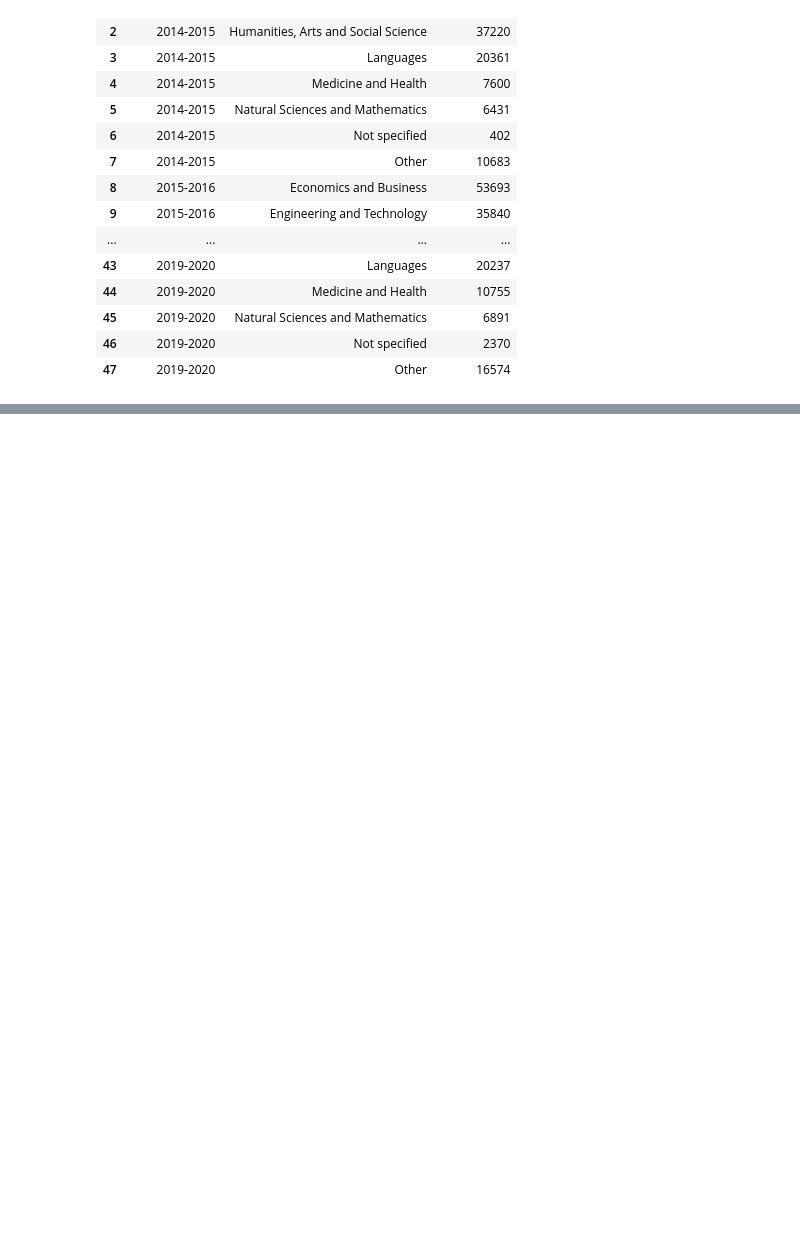
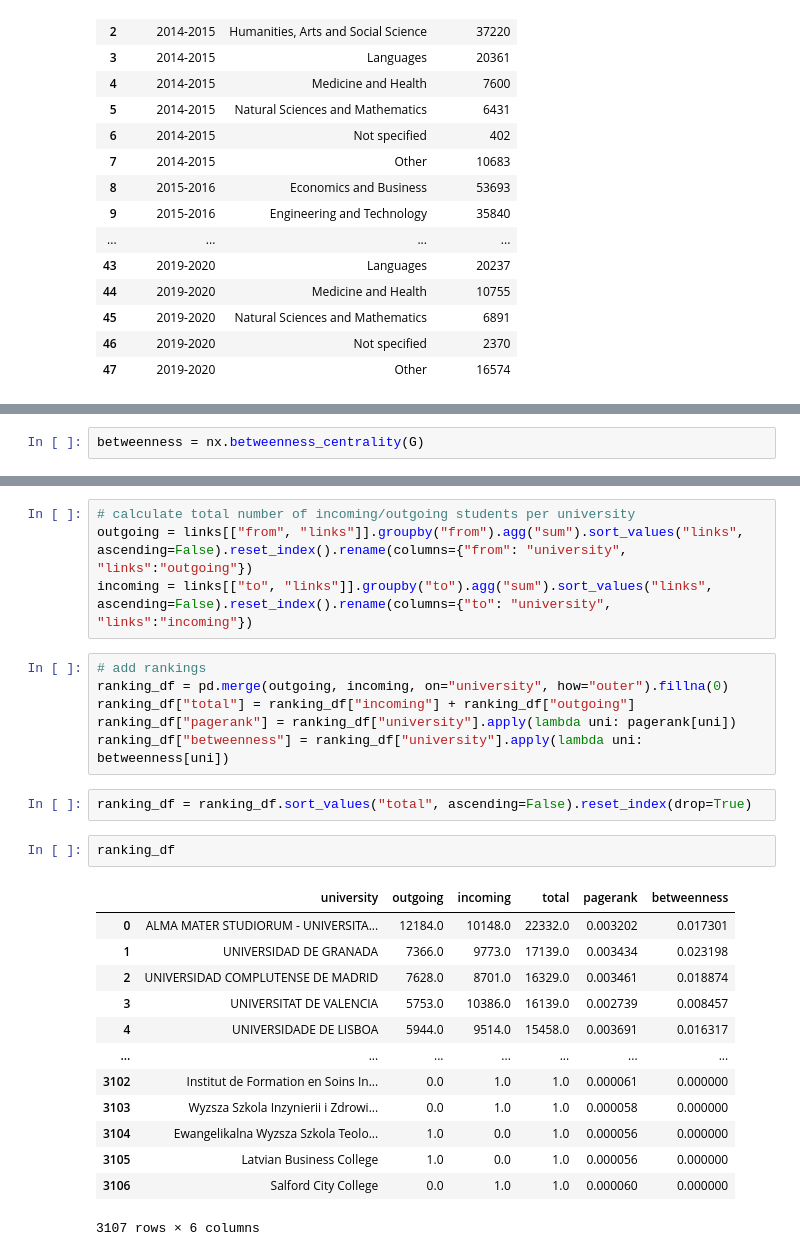
Before and after one commit to com-480-data-visualization/datavis-project-2022-why-axis, a Jupyter notebook: data-exploration/visualization_preparation.ipynb, the cells around one changed output, grey strips where cells are left out. Saved outputs shown, nothing was run; the diff lists cells and outputs as text; blank space fills up the shorter version.

```diff
--- a/data-exploration/visualization_preparation.ipynb
+++ b/data-exploration/visualization_preparation.ipynb
@@ -119,0 +128,2 @@ visualization_3
+# %%
+betweenness = nx.betweenness_centrality(G)
@@ -119,0 +150,28 @@ visualization_3
+# %%
+# calculate total number of incoming/outgoing students per university
+outgoing = links[["from", "links"]].groupby("from").agg("sum").sort_values("links", ascending=False).reset_index().rename(columns={"from": "university", "links":"outgoing"})
+incoming = links[["to", "links"]].groupby("to").agg("sum").sort_values("links", ascending=False).reset_index().rename(columns={"to": "university", "links":"incoming"})
+# %%
+# add rankings
+ranking_df = pd.merge(outgoing, incoming, on="university", how="outer").fillna(0)
+ranking_df["total"] = ranking_df["incoming"] + ranking_df["outgoing"]
+ranking_df["pagerank"] = ranking_df["university"].apply(lambda uni: pagerank[uni])
+ranking_df["betweenness"] = ranking_df["university"].apply(lambda uni: betweenness[uni])
+# %%
+ranking_df = ranking_df.sort_values("total", ascending=False).reset_index(drop=True)
+# %%
+ranking_df
+# %% [output]
+|  | university | outgoing | incoming | total | pagerank | betweenness |
+| 0 | ALMA MATER STUDIORUM - UNIVERSITA... | 12184.0 | 10148.0 | 22332.0 | 0.003202 | 0.017301 |
+| 1 | UNIVERSIDAD DE GRANADA | 7366.0 | 9773.0 | 17139.0 | 0.003434 | 0.023198 |
+| 2 | UNIVERSIDAD COMPLUTENSE DE MADRID | 7628.0 | 8701.0 | 16329.0 | 0.003461 | 0.018874 |
+| 3 | UNIVERSITAT DE VALENCIA | 5753.0 | 10386.0 | 16139.0 | 0.002739 | 0.008457 |
+| 4 | UNIVERSIDADE DE LISBOA | 5944.0 | 9514.0 | 15458.0 | 0.003691 | 0.016317 |
+| ... | ... | ... | ... | ... | ... | ... |
+| 3102 | Institut de Formation en Soins In... | 0.0 | 1.0 | 1.0 | 0.000061 | 0.000000 |
+| 3103 | Wyzsza Szkola Inzynierii i Zdrowi... | 0.0 | 1.0 | 1.0 | 0.000058 | 0.000000 |
+| 3104 | Ewangelikalna Wyzsza Szkola Teolo... | 1.0 | 0.0 | 1.0 | 0.000056 | 0.000000 |
+| 3105 | Latvian Business College | 1.0 | 0.0 | 1.0 | 0.000056 | 0.000000 |
+| 3106 | Salford City College | 0.0 | 1.0 | 1.0 | 0.000060 | 0.000000 |
+3107 rows × 6 columns
```
Also changed, not shown: parts of 6 cells of this notebook, 1 other file.
